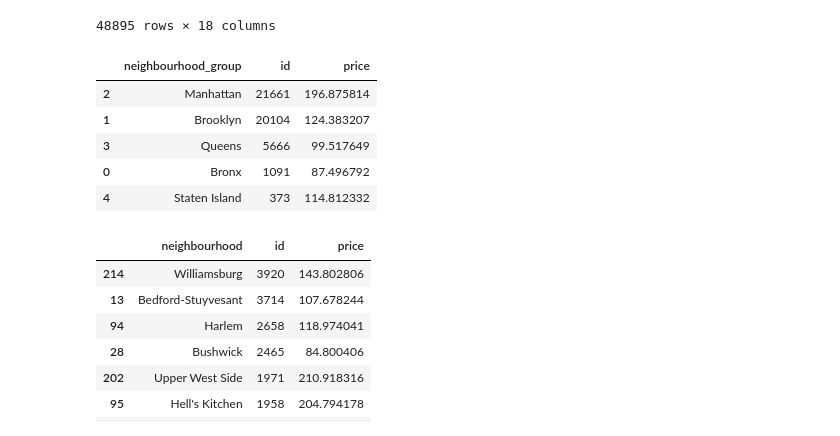
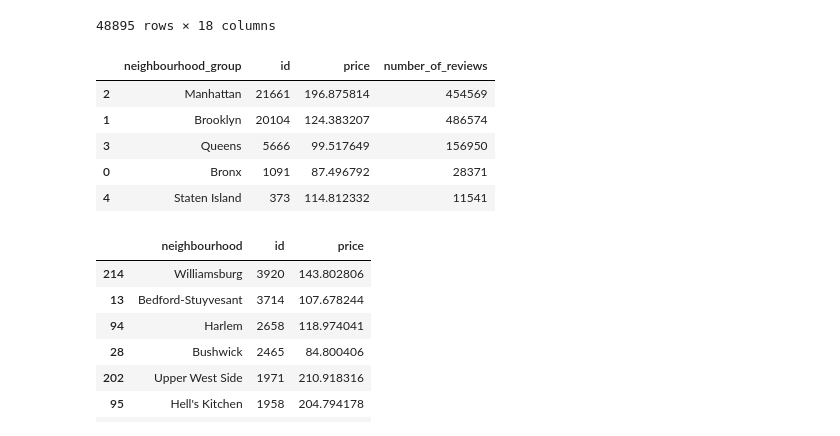
Before and after one commit to Kedar-P-Deshmukh/AirBnb_Booking_EDA_Project, a Jupyter notebook: AirBnb_EDA_Project_By_KedarDeshmukh.ipynb, the cells around one changed output. Saved outputs shown, nothing was run; the diff lists cells and outputs as text; code cells hidden in the pictures.

```diff
--- a/AirBnb_EDA_Project_By_KedarDeshmukh.ipynb
+++ b/AirBnb_EDA_Project_By_KedarDeshmukh.ipynb
@@ -316,7 +316,7 @@ LGA = (40.77603, -73.8722)
 EWR = (40.69136, -74.1772)
 
 def dist(row,loc):
-  return(round(hs.haversine((row['latitude'], row['longitude']),loc )))
+  return(round(hs.haversine((row['latitude'], row['longitude']),loc ),2))
 
 
 
@@ -341,15 +341,15 @@ airbnb_data
 48895 rows × 18 columns
 # %%
 # Write your code to make your dataset analysis ready.
-neighbourhood_group_df = airbnb_data.groupby('neighbourhood_group', as_index = False).agg({'id':'count','price':'mean'}).sort_values('id' , ascending=False)
+neighbourhood_group_df = airbnb_data.groupby('neighbourhood_group', as_index = False).agg({'id':'count','price':'mean','number_of_reviews':'sum'}).sort_values('id' , ascending=False)
 neighbourhood_group_df
 # %% [output]
-|  | neighbourhood_group | id | price |
-| 2 | Manhattan | 21661 | 196.875814 |
-| 1 | Brooklyn | 20104 | 124.383207 |
-| 3 | Queens | 5666 | 99.517649 |
-| 0 | Bronx | 1091 | 87.496792 |
-| 4 | Staten Island | 373 | 114.812332 |
+|  | neighbourhood_group | id | price | number_of_reviews |
+| 2 | Manhattan | 21661 | 196.875814 | 454569 |
+| 1 | Brooklyn | 20104 | 124.383207 | 486574 |
+| 3 | Queens | 5666 | 99.517649 | 156950 |
+| 0 | Bronx | 1091 | 87.496792 | 28371 |
+| 4 | Staten Island | 373 | 114.812332 | 11541 |
 # %%
 neighbourhood_df = airbnb_data.groupby('neighbourhood', as_index = False).agg({'id':'count','price':'mean'}).sort_values('id' , ascending=False)
 neighbourhood_df[:50]
```
Also changed, not shown: parts of 27 cells of this notebook.
